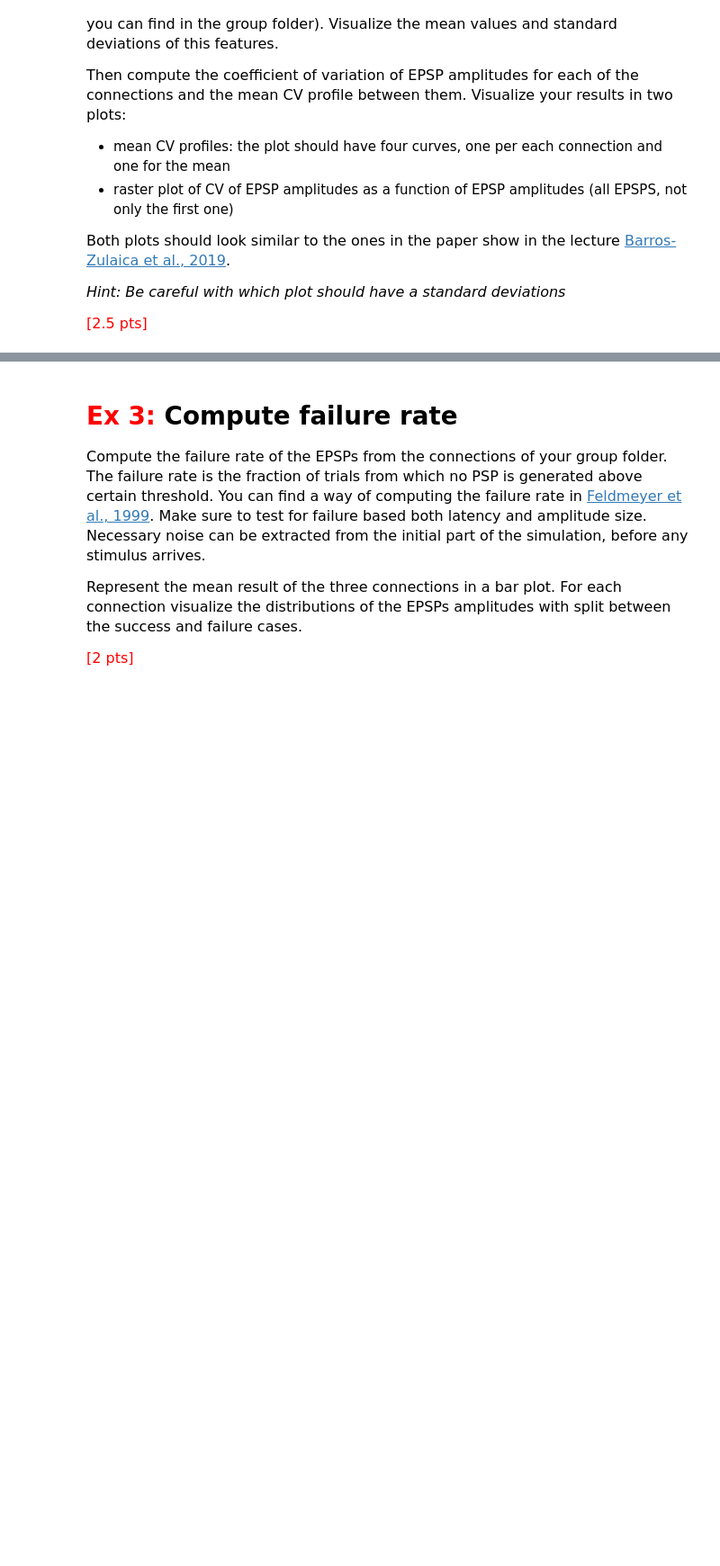
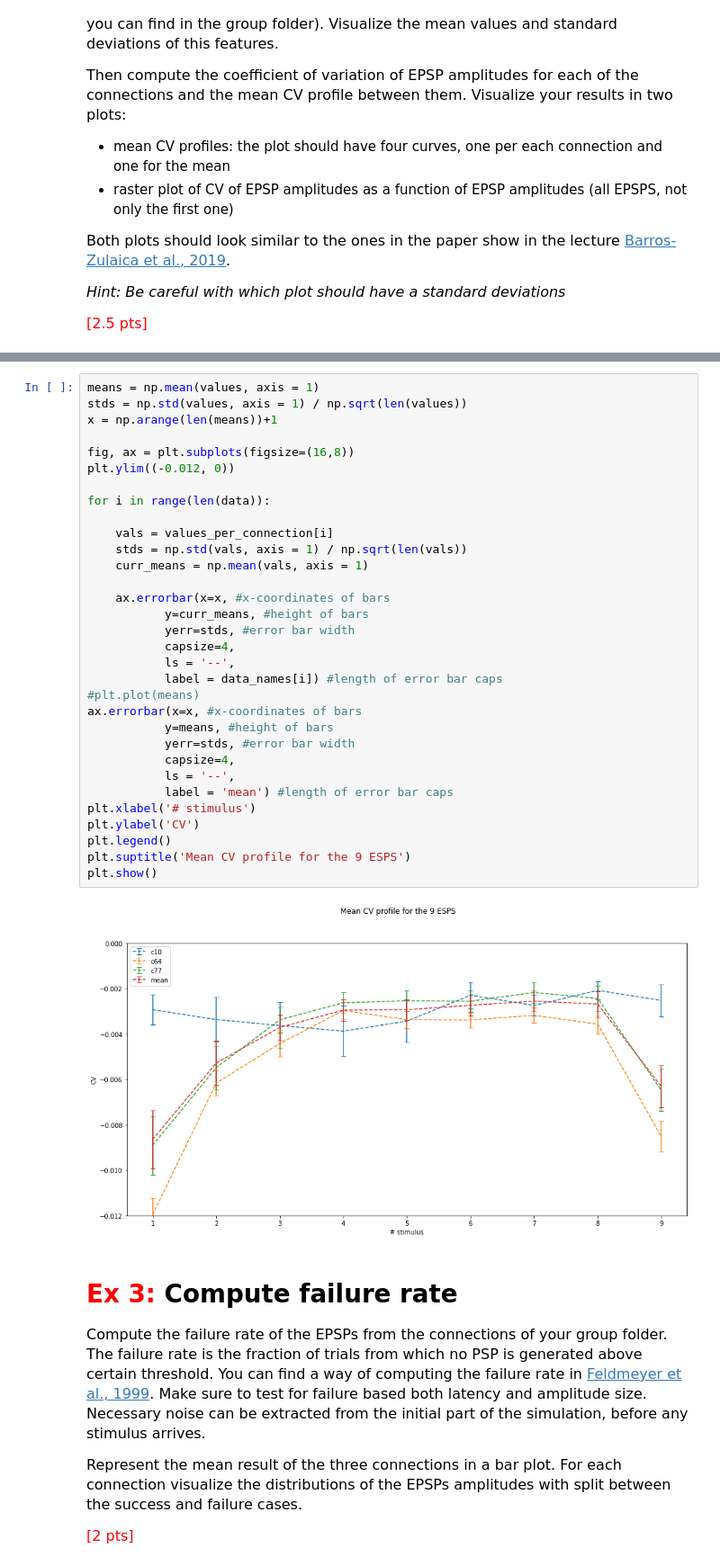
Before and after one commit to GBNTN/In_Silico_Homeworks, a Jupyter notebook: Week8_HomeWork_Martim.ipynb, the cells around one changed output, grey strips where cells are left out. Shown at 90% size. Cells and saved outputs as stored; diff of their text form; blank space fills up the shorter version.

```diff
--- a/Week8_HomeWork_Martim.ipynb
+++ b/Week8_HomeWork_Martim.ipynb
@@ -45,3 +329,37 @@ __IMPORTANT:__<font size = "3"> Exercises in <font color='red'>red</font> are ma
+# %%
+means = np.mean(values, axis = 1)
+stds = np.std(values, axis = 1) / np.sqrt(len(values))
+x = np.arange(len(means))+1
+
+fig, ax = plt.subplots(figsize=(16,8))
+plt.ylim((-0.012, 0))
+
+for i in range(len(data)):
+
+    vals = values_per_connection[i]
+    stds = np.std(vals, axis = 1) / np.sqrt(len(vals))
+    curr_means = np.mean(vals, axis = 1)
+
+    ax.errorbar(x=x, #x-coordinates of bars
+           y=curr_means, #height of bars
+           yerr=stds, #error bar width
+           capsize=4,
+           ls = '--',
+           label = data_names[i]) #length of error bar caps
+#plt.plot(means)
+ax.errorbar(x=x, #x-coordinates of bars
+           y=means, #height of bars
+           yerr=stds, #error bar width
+           capsize=4,
+           ls = '--',
+           label = 'mean') #length of error bar caps
+plt.xlabel('# stimulus')
+plt.ylabel('CV')
+plt.legend()
+plt.suptitle('Mean CV profile for the 9 ESPS')
+plt.show()
+# %% [output]
+[figure, added]
 # %% [markdown]
 # <font color='red'>Ex 3:</font> Compute failure rate
 
```
Also changed, not shown: parts of 18 cells of this notebook.
